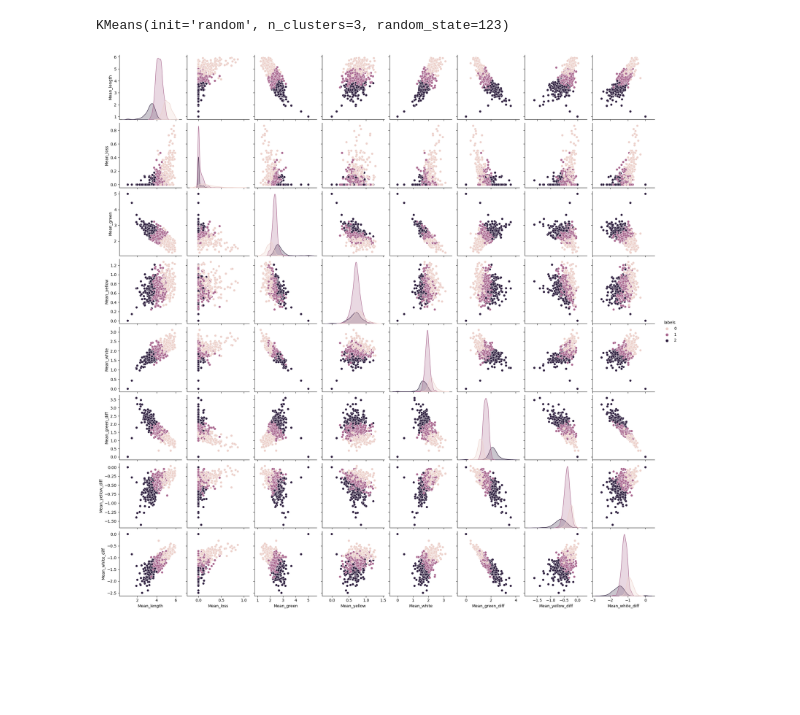
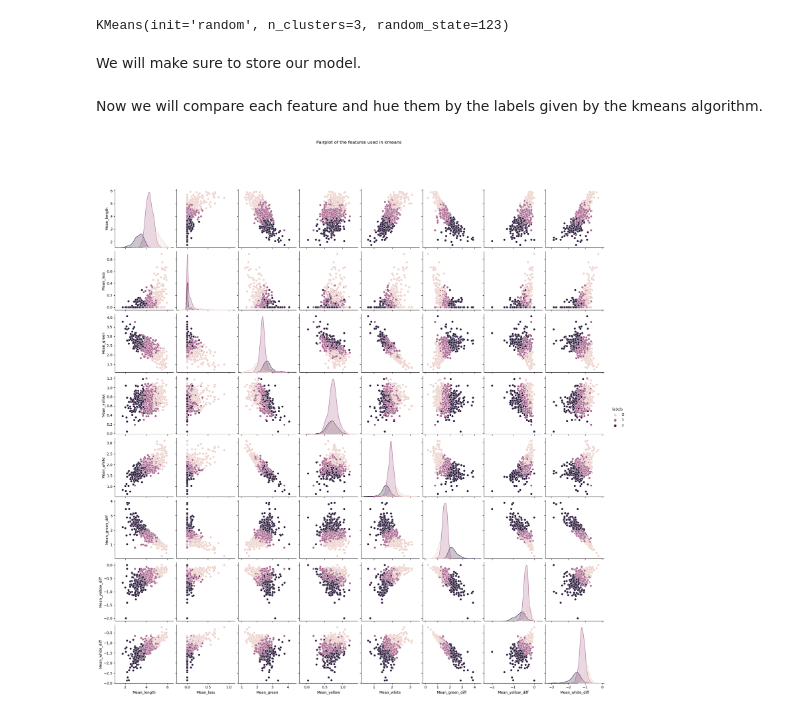
Before and after one commit to OscarCal/ImitatingWordlePlayers, a Jupyter notebook: analisis/Clustering.ipynb, the cells around one changed output. Saved outputs shown, nothing was run; the diff lists cells and outputs as text; code cells hidden in the pictures; blank space fills up the shorter version.

```diff
--- a/analisis/Clustering.ipynb
+++ b/analisis/Clustering.ipynb
@@ -203,12 +227,17 @@ kmeans = KMeans(n_clusters = 3, **kmeans_kwargs)
 kmeans.fit(scaled_features)
 # %% [output]
 KMeans(init='random', n_clusters=3, random_state=123)
+# %% [markdown]
+We will make sure to store our model.
 # %%
 dump(kmeans, 'kmeansmodel.joblib');
 # %%
 features['labels'] = kmeans.labels_
+# %% [markdown]
+Now we will compare each feature and hue them by the labels given by the kmeans algorithm.
 # %%
-sns.pairplot(data = features.sample(1000), hue = 'labels')
+pair = sns.pairplot(data = features.sample(1000), hue = 'labels')
+pair.fig.suptitle("Pairplot of the features used in kmeans", y=1.08) # y= some height>1
 plt.show()
 # %% [output]
-[figure, old version]
+[figure, new version]
```
Also changed, not shown: parts of 18 cells of this notebook, 1 other file.
